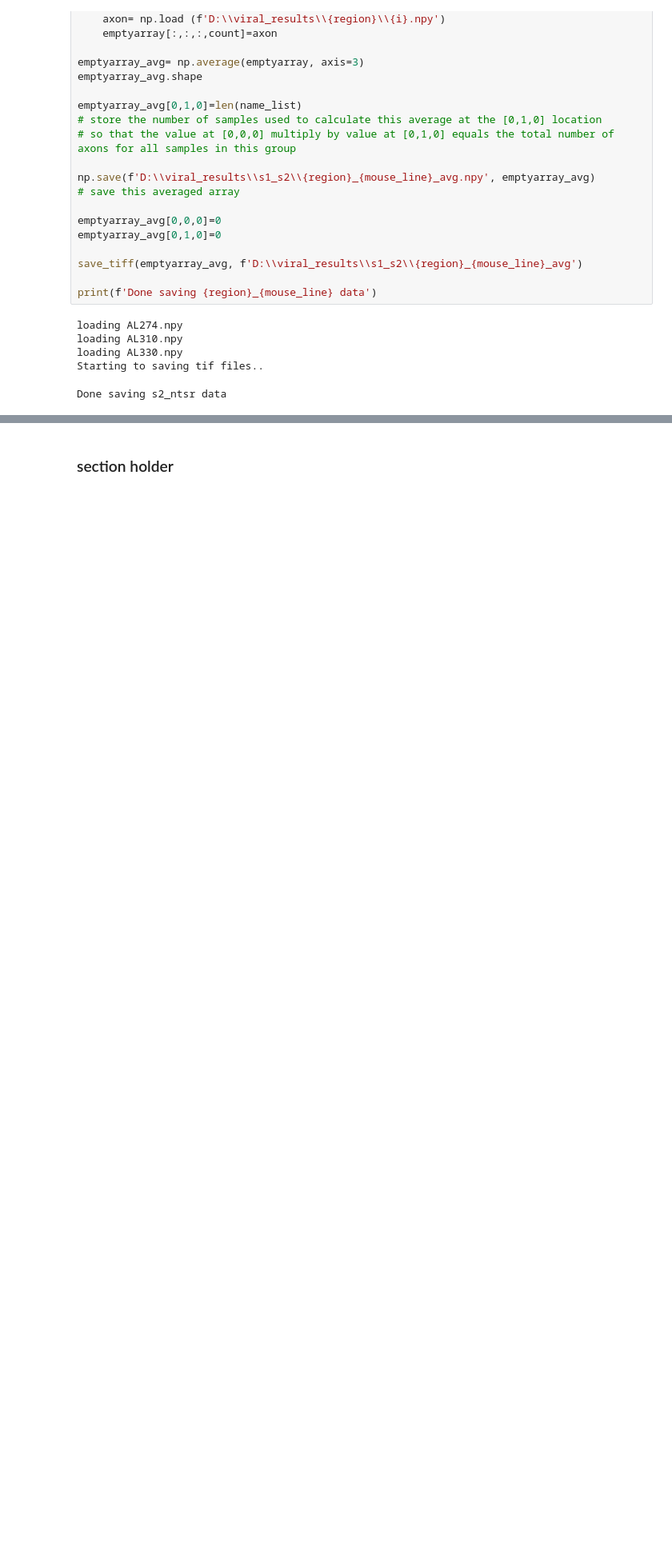
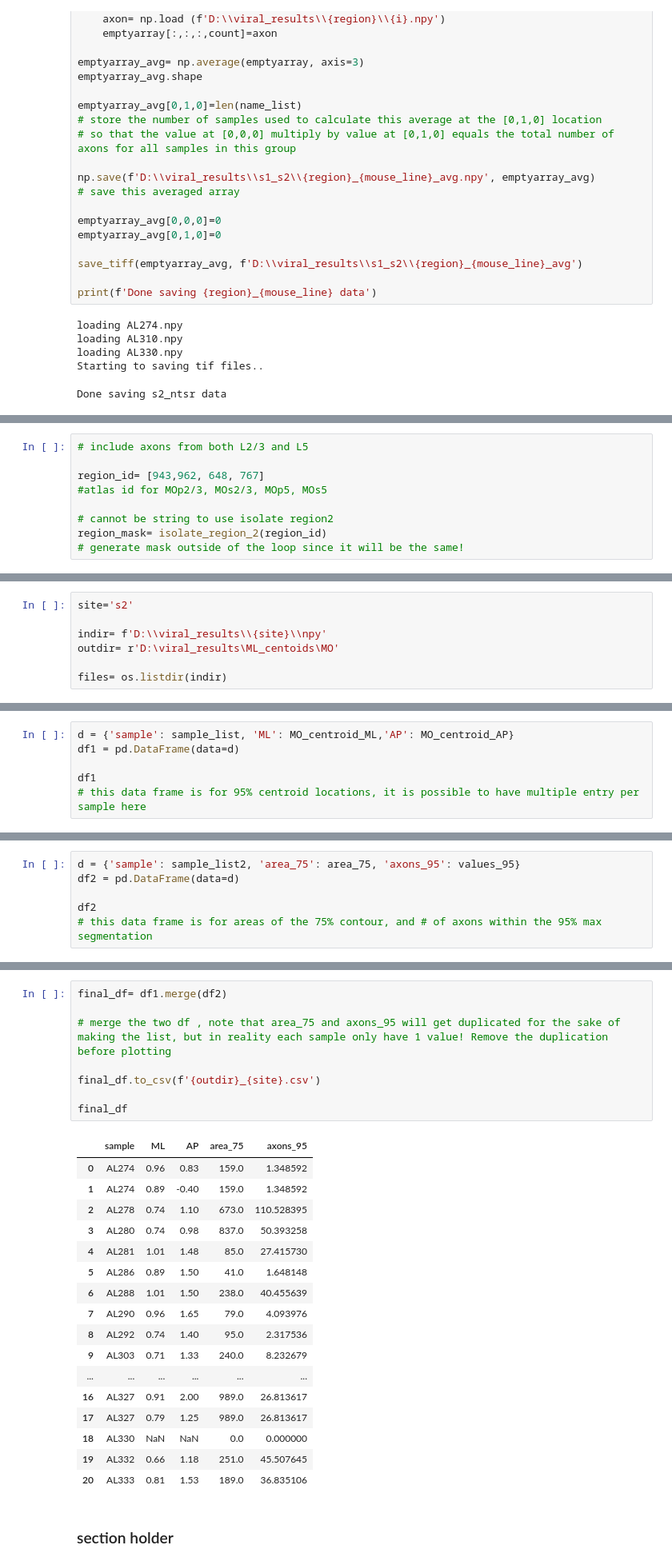
Before and after one commit to YANQI-LIU/Image_Registration, a Jupyter notebook: region_specific.ipynb, the cells around one changed output, grey strips where cells are left out. Shown at 80% size. Saved outputs shown, nothing was run; the diff lists cells and outputs as text; blank space fills up the shorter version.

Commit message:
oct 27 update, section for contour areas, sum # axons within 95% segmentation, and etc..

```diff
--- a/region_specific.ipynb
+++ b/region_specific.ipynb
@@ -993,0 +1031,9 @@ Done saving s2_ntsr data
+# %%
+# include axons from both L2/3 and L5
+
+region_id= [943,962, 648, 767]
+#atlas id for MOp2/3, MOs2/3, MOp5, MOs5
+
+# cannot be string to use isolate region2
+region_mask= isolate_region_2(region_id)
+# generate mask outside of the loop since it will be the same!
@@ -993,0 +1044,7 @@ Done saving s2_ntsr data
+# %%
+site='s2'
+
+indir= f'D:\\viral_results\\{site}\\npy'
+outdir= r'D:\viral_results\ML_centoids\MO'
+
+files= os.listdir(indir)
@@ -993,0 +1135,6 @@ Done saving s2_ntsr data
+# %%
+d = {'sample': sample_list, 'ML': MO_centroid_ML,'AP': MO_centroid_AP}
+df1 = pd.DataFrame(data=d)
+
+df1
+# this data frame is for 95% centroid locations, it is possible to have multiple entry per sample here
@@ -993,0 +1206,6 @@ Done saving s2_ntsr data
+# %%
+d = {'sample': sample_list2, 'area_75': area_75, 'axons_95': values_95}
+df2 = pd.DataFrame(data=d)
+
+df2
+# this data frame is for areas of the 75% contour, and # of axons within the 95% max segmentation
@@ -994,2 +1230,28 @@ Done saving s2_ntsr data
+# %%
+final_df= df1.merge(df2)
+
+# merge the two df , note that area_75 and axons_95 will get duplicated for the sake of making the list, but in reality each sample only have 1 value! Remove the duplication before plotting
+
+final_df.to_csv(f'{outdir}_{site}.csv')
+
+final_df
+# %% [output]
+|  | sample | ML | AP | area_75 | axons_95 |
+| 0 | AL274 | 0.96 | 0.83 | 159.0 | 1.348592 |
+| 1 | AL274 | 0.89 | -0.40 | 159.0 | 1.348592 |
+| 2 | AL278 | 0.74 | 1.10 | 673.0 | 110.528395 |
+| 3 | AL280 | 0.74 | 0.98 | 837.0 | 50.393258 |
+| 4 | AL281 | 1.01 | 1.48 | 85.0 | 27.415730 |
+| 5 | AL286 | 0.89 | 1.50 | 41.0 | 1.648148 |
+| 6 | AL288 | 1.01 | 1.50 | 238.0 | 40.455639 |
+| 7 | AL290 | 0.96 | 1.65 | 79.0 | 4.093976 |
+| 8 | AL292 | 0.74 | 1.40 | 95.0 | 2.317536 |
+| 9 | AL303 | 0.71 | 1.33 | 240.0 | 8.232679 |
+| ... | ... | ... | ... | ... | ... |
+| 16 | AL327 | 0.91 | 2.00 | 989.0 | 26.813617 |
+| 17 | AL327 | 0.79 | 1.25 | 989.0 | 26.813617 |
+| 18 | AL330 | NaN | NaN | 0.0 | 0.000000 |
+| 19 | AL332 | 0.66 | 1.18 | 251.0 | 45.507645 |
+| 20 | AL333 | 0.81 | 1.53 | 189.0 | 36.835106 |
 # %% [markdown]
 ### section holder
```
Also changed, not shown: parts of 17 cells of this notebook.
